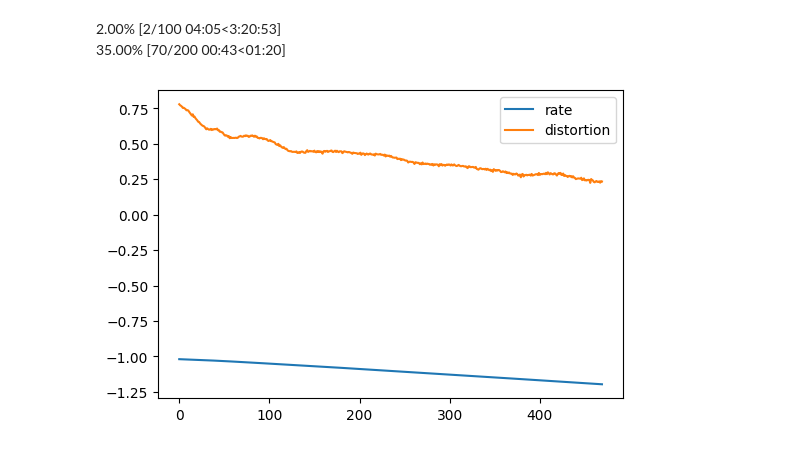
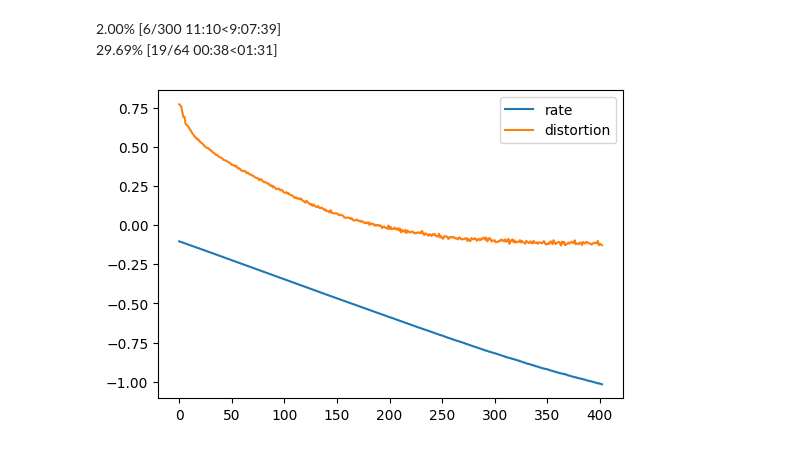
Before and after one commit to danjacobellis/CMMR, a Jupyter notebook: dino_rdae.ipynb, the cells around one changed output. Cells and saved outputs as stored; diff of their text form; code cells hidden in the pictures.

Commit message:
zero grad

```diff
--- a/dino_rdae.ipynb
+++ b/dino_rdae.ipynb
@@ -42,13 +42,13 @@ class RateDistortionAutoEncoder(CompressionModel):
             conv(1536, N, kernel_size=1, stride=1),
             GDN1(N),
             conv(N, N, kernel_size=5, stride=2),
-            # GDN1(N),
-            # conv(N, N, kernel_size=5, stride=2),
+            GDN1(N),
+            conv(N, N, kernel_size=5, stride=2),
         )
 
         self.decode = nn.Sequential(
-            # deconv(N, N, kernel_size=5, stride=2),
-            # GDN1(N, inverse=True),
+            deconv(N, N, kernel_size=5, stride=2),
+            GDN1(N, inverse=True),
             deconv(N, N, kernel_size=5, stride=2),
             GDN1(N, inverse=True),
             deconv(N, 1536, kernel_size=1, stride=1),
@@ -60,52 +60,56 @@ class RateDistortionAutoEncoder(CompressionModel):
         x_hat = self.decode(y_hat)
         return x_hat, y_likelihoods
 # %%
-λ = 0.1
+λ = 1
 net = RateDistortionAutoEncoder().to("cuda")
 parameters = set(p for n, p in net.named_parameters() if not n.endswith(".quantiles"))
 aux_parameters = set(p for n, p in net.named_parameters() if n.endswith(".quantiles"))
-optimizer = optim.AdamW(parameters, lr=1e-4)
+optimizer = optim.AdamW(parameters, lr=1e-3)
 aux_optimizer = optim.AdamW(aux_parameters, lr=1e-3)
 # %%
 rate = np.array([])
 distortion = np.array([])
-epochs = 100
+epochs = 300
 mb = master_bar(range(1, epochs+1))
 mb.names = ['rate', 'distortion']
 train_loss, valid_loss = [], []
 for epoch in mb:
-    dataloader = DataLoader(imagenet_train, batch_size=64, shuffle=True)
+    dataloader = DataLoader(imagenet_train, batch_size=200, shuffle=True)
     for batch in progress_bar(dataloader, parent=mb):
-        x = batch['patch_tokens'].reshape((64,16,16,1536)).permute((0,3,1,2)).to("cuda")
+
+        optimizer.zero_grad()
+        aux_optimizer.zero_grad()
+
+        x = batch['patch_tokens'].reshape((200,16,16,1536)).permute((0,3,1,2)).to("cuda")
 
         x_hat, y_likelihoods = net(x)
 
         N, C, H, W = x.size()
         num_samples = N * C * H * W
         bps_loss = torch.log(y_likelihoods).sum() / (-np.log(2) * num_samples)
-        rate = np.append(rate,λ*bps_loss.detach().cpu().numpy())
+        rate = np.append(rate,bps_loss.detach().cpu().numpy())
 
         mse_loss = F.mse_loss(x, x_hat)
         distortion = np.append(distortion,mse_loss.detach().cpu().numpy())
 
         loss = mse_loss + λ * bps_loss
         loss.backward()
         optimizer.step()
         aux_loss = net.aux_loss()
         aux_loss.backward()
         aux_optimizer.step()
 
         graphs = [[range(len(rate)),np.log(rate)], [range(len(distortion)),np.log(distortion)]]
         mb.update_graph(graphs)
     torch.save({
         'epoch': epoch,
         'model_state_dict': net.state_dict(),
         'optimizer_state_dict': optimizer.state_dict(),
         'aux_optimizer_state_dict': aux_optimizer.state_dict(),
         'rate': rate,
         'distortion': distortion
     }, f"checkpoint_dino_rdae_{epoch}.pth")
 # %% [output]
-2.00% [2/100 04:05<3:20:53]
-35.00% [70/200 00:43<01:20]
+2.00% [6/300 11:10<9:07:39]
+29.69% [19/64 00:38<01:31]
-[figure, old version]
+[figure, new version]
```
